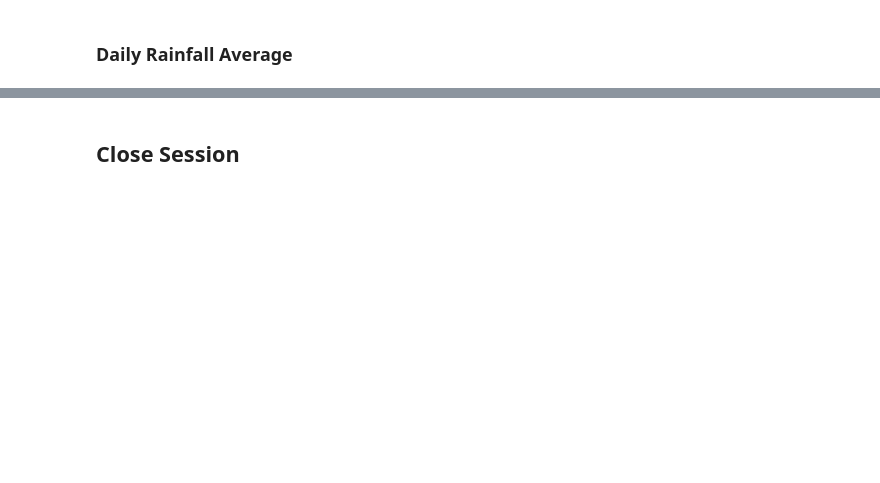
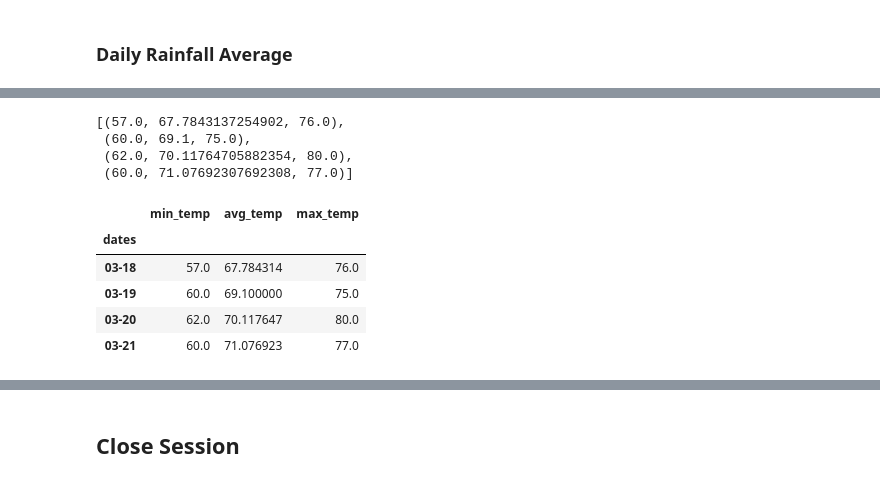
Before and after one commit to szig97/sqlalchemy-challenge, a Jupyter notebook: Surfs Up/Jupyter Notebook/temp_analysis_bonus_2.ipynb, the cells around one changed output, grey strips where cells are left out. Saved outputs shown, nothing was run; the diff lists cells and outputs as text; code cells hidden in the pictures; blank space fills up the shorter version.

```diff
--- a/Surfs Up/Jupyter Notebook/temp_analysis_bonus_2.ipynb
+++ b/Surfs Up/Jupyter Notebook/temp_analysis_bonus_2.ipynb
@@ -122,16 +146,38 @@ daily_normals("01-01")
 # push each tuple of calculations into a list called `normals`
 
 # Set the start and end date of the trip
-start_date = '2017-08-01'
-end_date = '2017-08-07'
-
-# Use the start and end date to create a range of dates
+start_date = '2016-03-18'
+end_date = '2016-03-21'
 
 
 # Strip off the year and save a list of strings in the format %m-%d
-
+trip_dates = ['03-18','03-19','03-20','03-21']
 
 # Use the `daily_normals` function to calculate the normals for each date string
 # and append the results to a list called `normals`.
+normals = []
+def daily_normals(date):
+    sel = [func.min(Measurement.tobs), func.avg(Measurement.tobs), func.max(Measurement.tobs)]
+    return session.query(*sel).filter(func.strftime("%m-%d", Measurement.date) == date).all()
+
+for i in trip_dates:
+    normals.append(daily_normals(i)[0])
+normals
+# %% [output]
+[(57.0, 67.7843137254902, 76.0),
+ (60.0, 69.1, 75.0),
+ (62.0, 70.11764705882354, 80.0),
+ (60.0, 71.07692307692308, 77.0)]
 # %%
 # Load the previous query results into a Pandas DataFrame and add the `trip_dates` range as the `date` index
+daily_normals_df = pd.DataFrame(normals, columns=['min_temp','avg_temp','max_temp'], index=trip_dates)
+daily_normals_df.index.name='dates'
+
+daily_normals_df
+# %% [output]
+|  | min_temp | avg_temp | max_temp |
+| dates |  |  |  |
+| 03-18 | 57.0 | 67.784314 | 76.0 |
+| 03-19 | 60.0 | 69.100000 | 75.0 |
+| 03-20 | 62.0 | 70.117647 | 80.0 |
+| 03-21 | 60.0 | 71.076923 | 77.0 |
```
Also changed, not shown: parts of 6 cells of this notebook.
